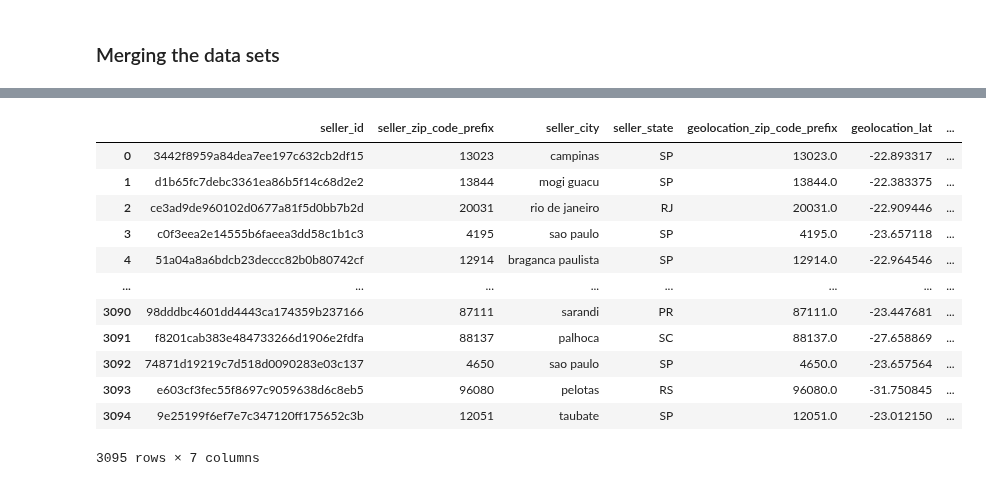
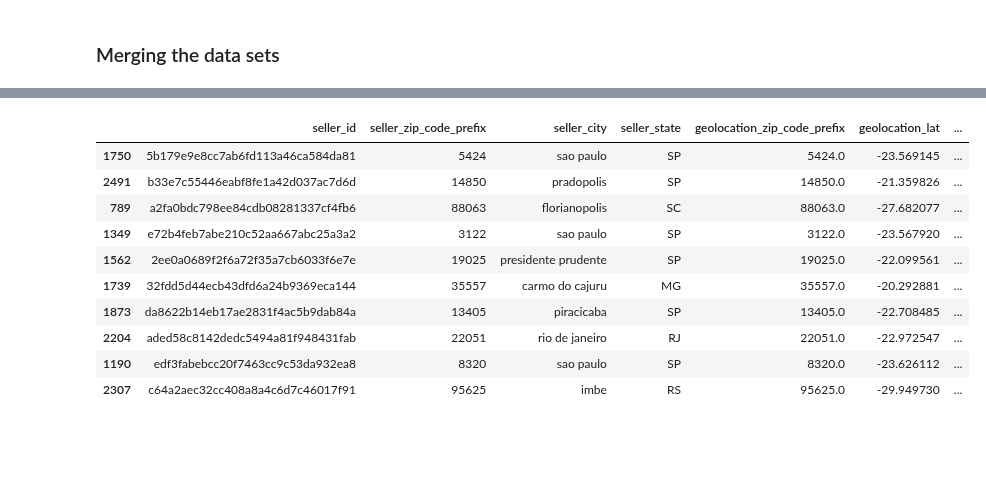
Before and after one commit to Daviedavie100/ML_MachineLearning, a Jupyter notebook: ecommerce.ipynb, the cells around one changed output, grey strips where cells are left out. Saved outputs shown, nothing was run; the diff lists cells and outputs as text; code cells hidden in the pictures; blank space fills up the shorter version.

```diff
--- a/ecommerce.ipynb
+++ b/ecommerce.ipynb
@@ -830,24 +867,23 @@ customers_geo
 # %%
+# create sellers geographical data
 geo_grouped = geolocation_dataset.groupby('geolocation_zip_code_prefix')[['geolocation_lat', 'geolocation_lng']].mean().reset_index()
 
 sellers_geo = sellers_dataset.merge(
     geo_grouped,
     left_on='seller_zip_code_prefix',
     right_on='geolocation_zip_code_prefix',
     how='left'
 )
-sellers_geo
+sellers_geo.sample(10, random_state=5)
 # %% [output]
 |  | seller_id | seller_zip_code_prefix | seller_city | seller_state | geolocation_zip_code_prefix | geolocation_lat | ... |
-| 0 | 3442f8959a84dea7ee197c632cb2df15 | 13023 | campinas | SP | 13023.0 | -22.893317 | ... |
-| 1 | d1b65fc7debc3361ea86b5f14c68d2e2 | 13844 | mogi guacu | SP | 13844.0 | -22.383375 | ... |
-| 2 | ce3ad9de960102d0677a81f5d0bb7b2d | 20031 | rio de janeiro | RJ | 20031.0 | -22.909446 | ... |
-| 3 | c0f3eea2e14555b6faeea3dd58c1b1c3 | 4195 | sao paulo | SP | 4195.0 | -23.657118 | ... |
-| 4 | 51a04a8a6bdcb23deccc82b0b80742cf | 12914 | braganca paulista | SP | 12914.0 | -22.964546 | ... |
-| ... | ... | ... | ... | ... | ... | ... | ... |
-| 3090 | 98dddbc4601dd4443ca174359b237166 | 87111 | sarandi | PR | 87111.0 | -23.447681 | ... |
-| 3091 | f8201cab383e484733266d1906e2fdfa | 88137 | palhoca | SC | 88137.0 | -27.658869 | ... |
-| 3092 | 74871d19219c7d518d0090283e03c137 | 4650 | sao paulo | SP | 4650.0 | -23.657564 | ... |
-| 3093 | e603cf3fec55f8697c9059638d6c8eb5 | 96080 | pelotas | RS | 96080.0 | -31.750845 | ... |
-| 3094 | 9e25199f6ef7e7c347120ff175652c3b | 12051 | taubate | SP | 12051.0 | -23.012150 | ... |
+| 1750 | 5b179e9e8cc7ab6fd113a46ca584da81 | 5424 | sao paulo | SP | 5424.0 | -23.569145 | ... |
+| 2491 | b33e7c55446eabf8fe1a42d037ac7d6d | 14850 | pradopolis | SP | 14850.0 | -21.359826 | ... |
+| 789 | a2fa0bdc798ee84cdb08281337cf4fb6 | 88063 | florianopolis | SC | 88063.0 | -27.682077 | ... |
+| 1349 | e72b4feb7abe210c52aa667abc25a3a2 | 3122 | sao paulo | SP | 3122.0 | -23.567920 | ... |
+| 1562 | 2ee0a0689f2f6a72f35a7cb6033f6e7e | 19025 | presidente prudente | SP | 19025.0 | -22.099561 | ... |
+| 1739 | 32fdd5d44ecb43dfd6a24b9369eca144 | 35557 | carmo do cajuru | MG | 35557.0 | -20.292881 | ... |
+| 1873 | da8622b14eb17ae2831f4ac5b9dab84a | 13405 | piracicaba | SP | 13405.0 | -22.708485 | ... |
+| 2204 | aded58c8142dedc5494a81f948431fab | 22051 | rio de janeiro | RJ | 22051.0 | -22.972547 | ... |
+| 1190 | edf3fabebcc20f7463cc9c53da932ea8 | 8320 | sao paulo | SP | 8320.0 | -23.626112 | ... |
+| 2307 | c64a2aec32cc408a8a4c6d7c46017f91 | 95625 | imbe | RS | 95625.0 | -29.949730 | ... |
-3095 rows × 7 columns
```
Also changed, not shown: parts of 28 cells of this notebook.
